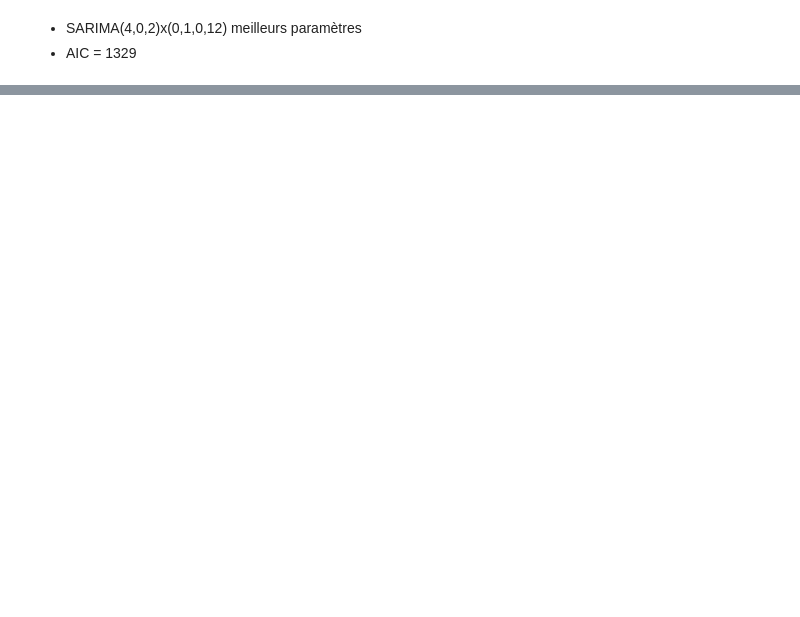
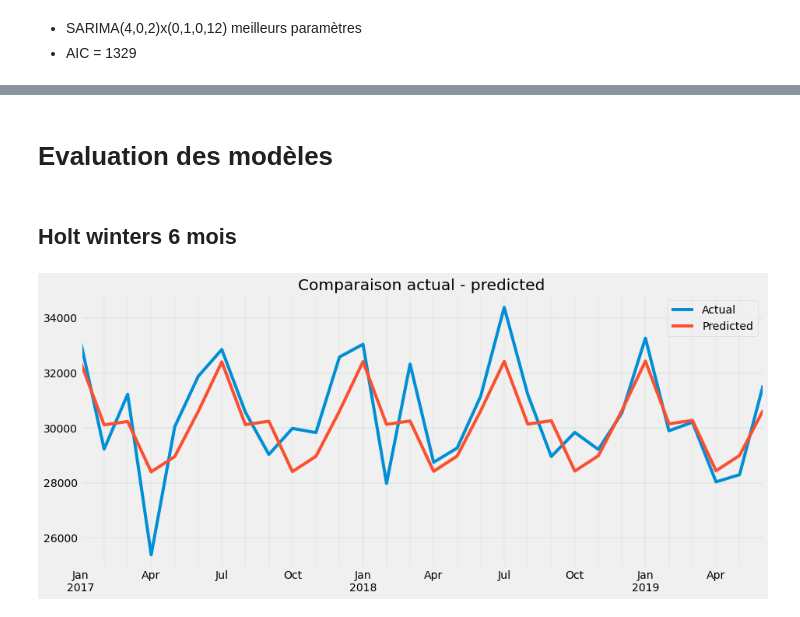
Before and after one commit to xavierbarbier/prediction_consommation_electricite, a Jupyter notebook: code_prediction_consommation_electricite.ipynb, the cells around one changed output, grey strips where cells are left out. Cells and saved outputs as stored; diff of their text form; code cells hidden in the pictures; blank space fills up the shorter version.

```diff
--- a/code_prediction_consommation_electricite.ipynb
+++ b/code_prediction_consommation_electricite.ipynb
@@ -769,2 +813,14 @@ plt.show()
+# %%
+# préparation modele
+hw = ExponentialSmoothing(data_train["consommation_corrigee"], seasonal_periods=6, trend='add', seasonal='add').fit()
+hw_pred_6 = hw.forecast(30)
+
+# création df pred et actual
+df = pd.DataFrame({'Actual': data_test["consommation_corrigee"], 'Predicted': hw_pred_6 })
+df = df.dropna()
+
+rmse.append(np.sqrt(((df.Actual-df.Predicted)**2).mean()))
+mape.append(round(np.abs(1-df.Predicted/df.Actual).mean()*100,2))
+model_name.append("Holt Winters - 6 mois")
 # %% [markdown]
 #### rmse et mape
@@ -1183,0 +1281,16 @@ plt.show()
+# %% [markdown]
+# Evaluation des modèles
+# %% [markdown]
+## Holt winters 6 mois
+# %%
+df = pd.DataFrame({'Actual': data_test["consommation_corrigee"], 'Predicted': hw_pred_6 })
+df = df.dropna()
+
+df1 = df
+df1.plot(figsize=(14,6))
+plt.grid(which='major', linestyle='-', linewidth='0.1', color='green')
+plt.grid(which='minor', linestyle=':', linewidth='0.1', color='black')
+plt.title("Comparaison actual - predicted")
+plt.show()
+# %% [output]
+[figure, added]
```
Also changed, not shown: parts of 157 cells of this notebook.
